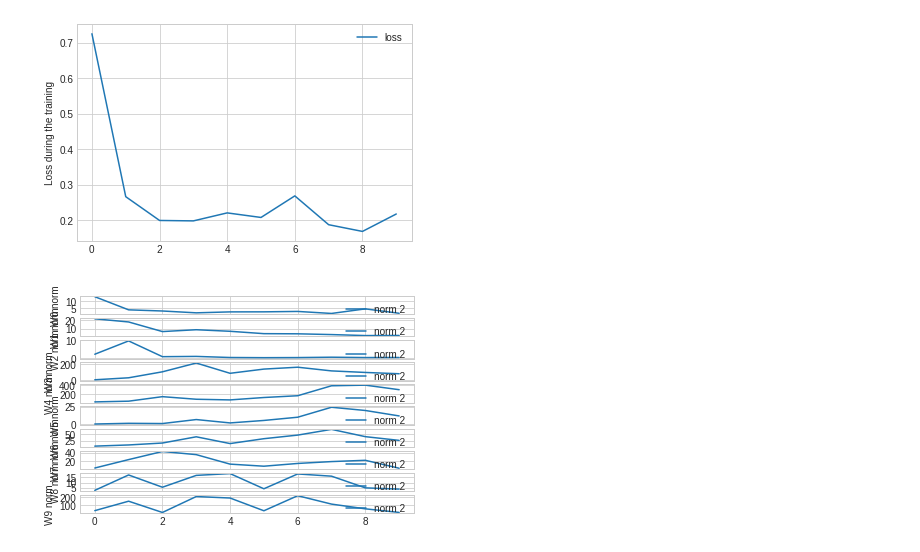
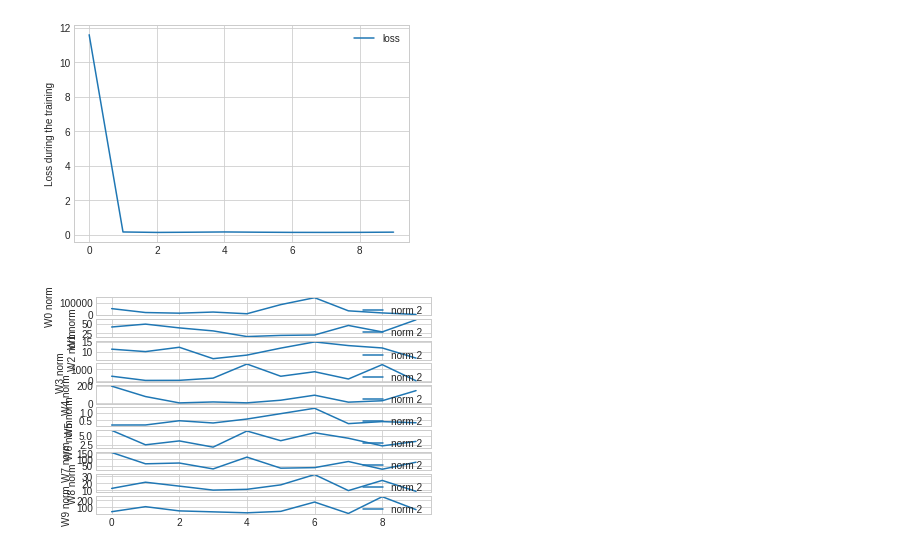
Before and after one commit to raulniconico/Nuwa0.0.1, a Jupyter notebook: Nuwa.ipynb, the cells around one changed output. Saved outputs shown, nothing was run; the diff lists cells and outputs as text; code cells hidden in the pictures.

Commit message:
add momentum, RMS and Adam optimizer

```diff
--- a/Nuwa.ipynb
+++ b/Nuwa.ipynb
@@ -727,6 +801,6 @@ visual.plotgradientnorm()
 # %%
 # total observation number
-n = 100000
+n = 10000
 # x1, x2 are generated by two
 x1 = np.random.uniform(0,1,n)
 x2 = np.random.uniform(0,1,n)
@@ -746,10 +820,8 @@ dataset = Dataset(X, y, mini_batch= 64)
 nn = NN(dataset)
 nn.addlayers(layer_list)
 loss_func = Optimizer.LossFunc.Quadratic
-optim = Optimizer(nn,"minibatchgd", loss_func, epoch = 10, lr=1e-3, decay_rate=0.01)
+optim = Optimizer(nn,"Adam", loss_func, epoch = 10, lr=1e-2, decay_rate=0.01)
 optim.train()
-# predict, loss = optim.test()
-# print('Test loss: %.6f' % loss)
 visual = Visual(optim)
 visual.plotloss()
 visual.plotgradientnorm()
@@ -767,2 +839,2 @@ epoch 10, Training time: 1.4253, Training loss: 0.218302
-[figure, old version]
+[figure, new version]
-[figure, old version]
+[figure, new version]
```
Also changed, not shown: parts of 4 cells of this notebook, 2 other files.
